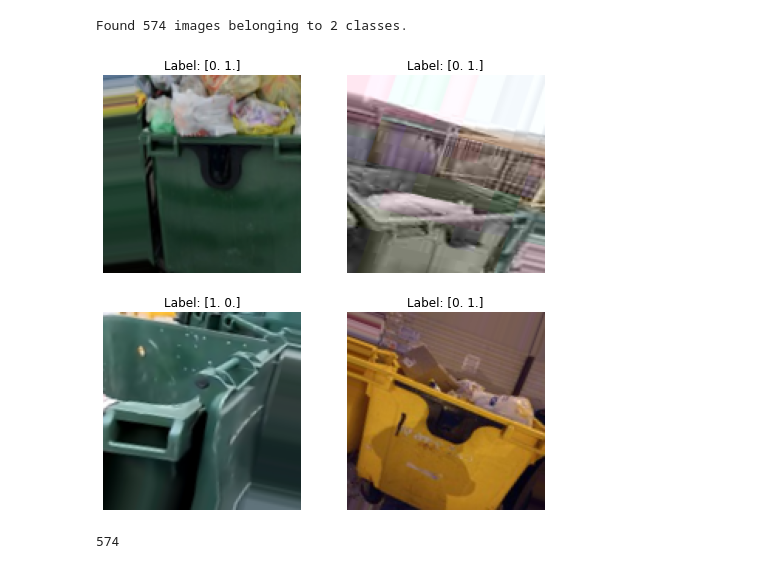
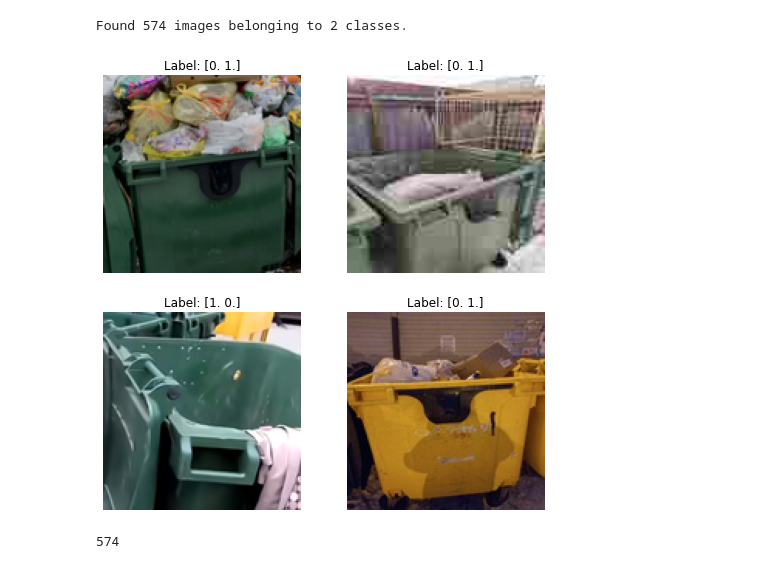
Before and after one commit to iishutov/CV-Project, a Jupyter notebook: ml_project.ipynb, the cells around one changed output. Cells and saved outputs as stored; diff of their text form; code cells hidden in the pictures.

```diff
--- a/ml_project.ipynb
+++ b/ml_project.ipynb
@@ -18,38 +18,38 @@ img_height = img_width = 128
 # %%
 # Training dataset preprocessing
 train_datagen = ImageDataGenerator(
     rescale=rescale,
-    rotation_range=20,
-    width_shift_range=0.2,
-    height_shift_range=0.2,
-    shear_range=0.2,
-    zoom_range=0.2,
-    horizontal_flip=True,
-    fill_mode='nearest',
+    # rotation_range=20,
+    # width_shift_range=0.2,
+    # height_shift_range=0.2,
+    # shear_range=0.2,
+    # zoom_range=0.2,
+    # horizontal_flip=True,
+    # fill_mode='nearest',
     validation_split=0.0
 )
 
 train_dataset = train_datagen.flow_from_directory(
     directory=train_dir,
     target_size=(128, 128),
     batch_size=batch_size,
     class_mode='categorical',
     shuffle=True,
     seed=42,
 )
 
 # Show the resulted training dataset after augmentation.
 fig, axs = plt.subplots(nrows=2, ncols=2, figsize=(8,8))
 for i in range(2):
     for j in range(2):
         image, label = train_dataset.next()
         axs[i,j].imshow(image[0])
         axs[i,j].set_title(f'Label: {label[0]}')
         axs[i,j].axis('off')
 plt.show()
 # %% [output]
 Found 574 images belonging to 2 classes.
-[figure, old version]
+[figure, new version]
 # %%
 # ImageDataGenerator does not increase the size of the dataset.
 train_dataset.n
```
Also changed, not shown: parts of 3 cells of this notebook.
